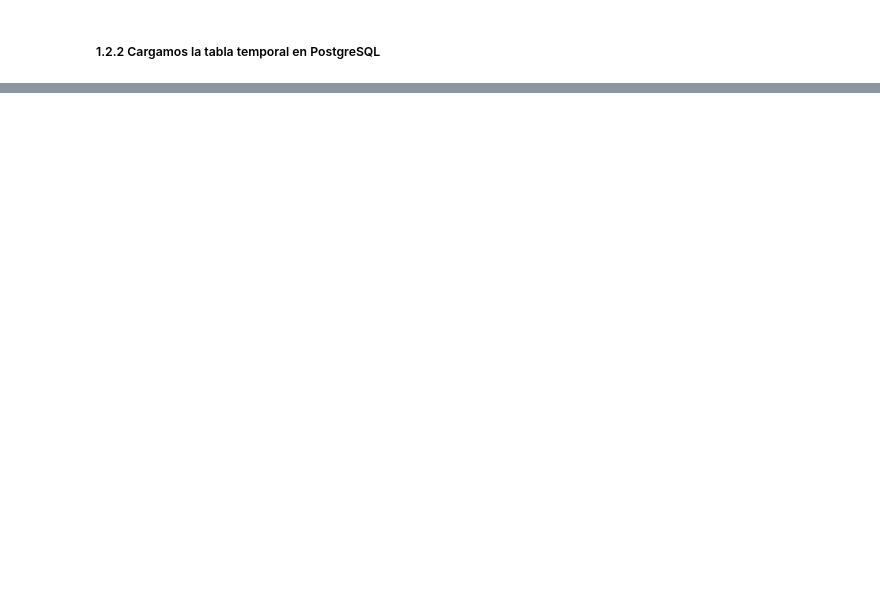
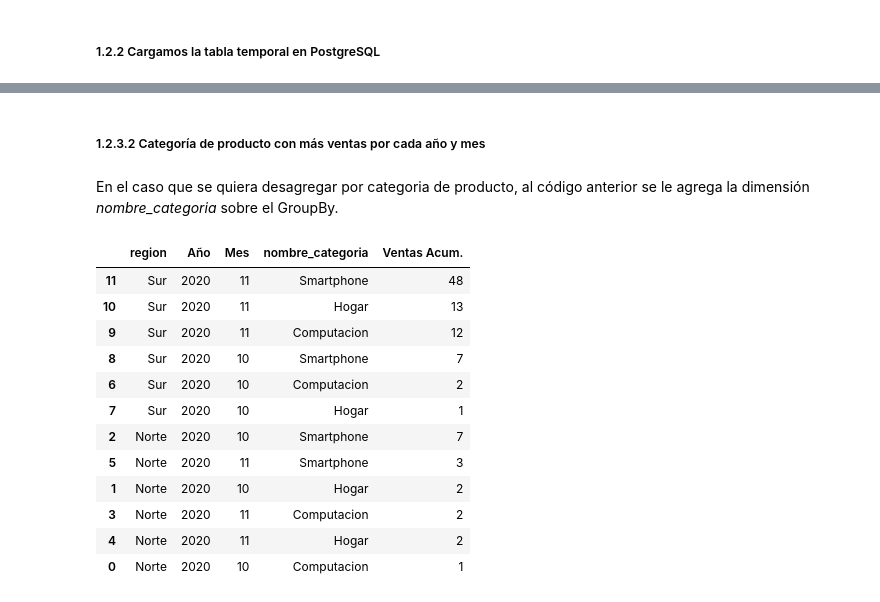
Before and after one commit to valenmongi/Icaro, a Jupyter notebook: TP_final/TP_Final.ipynb, the cells around one changed output, grey strips where cells are left out. Saved outputs shown, nothing was run; the diff lists cells and outputs as text; code cells hidden in the pictures; blank space fills up the shorter version.

```diff
--- a/TP_final/TP_Final.ipynb
+++ b/TP_final/TP_Final.ipynb
@@ -316,0 +364,3 @@ with engine.connect() as connection:
+# %%
+data = pd.read_sql('SELECT * FROM valentin_mongi_ventas_acum', engine)
+data = pd.DataFrame(data)
@@ -316,0 +404,22 @@ with engine.connect() as connection:
+# %% [markdown]
+##### 1.2.3.2 Categoría de producto con más ventas por cada año y mes
+# %% [markdown]
+En el caso que se quiera desagregar por categoria de producto, al código anterior se le agrega la dimensión *nombre_categoria* sobre el GroupBy.
+# %%
+cat_ventas = data.groupby(['region','Año', 'Mes', 'nombre_categoria'], axis=0).count()
+cat_ventas_1 = pd.DataFrame(cat_ventas, columns=['Ventas Acum. Prod']).reset_index()
+cat_ventas_1.sort_values(by=['region','Ventas Acum. Prod'], axis=0, ascending=False).rename(columns={'Ventas Acum. Prod':'Ventas Acum.'})
+# %% [output]
+|  | region | Año | Mes | nombre_categoria | Ventas Acum. |
+| 11 | Sur | 2020 | 11 | Smartphone | 48 |
+| 10 | Sur | 2020 | 11 | Hogar | 13 |
+| 9 | Sur | 2020 | 11 | Computacion | 12 |
+| 8 | Sur | 2020 | 10 | Smartphone | 7 |
+| 6 | Sur | 2020 | 10 | Computacion | 2 |
+| 7 | Sur | 2020 | 10 | Hogar | 1 |
+| 2 | Norte | 2020 | 10 | Smartphone | 7 |
+| 5 | Norte | 2020 | 11 | Smartphone | 3 |
+| 1 | Norte | 2020 | 10 | Hogar | 2 |
+| 3 | Norte | 2020 | 11 | Computacion | 2 |
+| 4 | Norte | 2020 | 11 | Hogar | 2 |
+| 0 | Norte | 2020 | 10 | Computacion | 1 |
```
Also changed, not shown: parts of 27 cells of this notebook.
